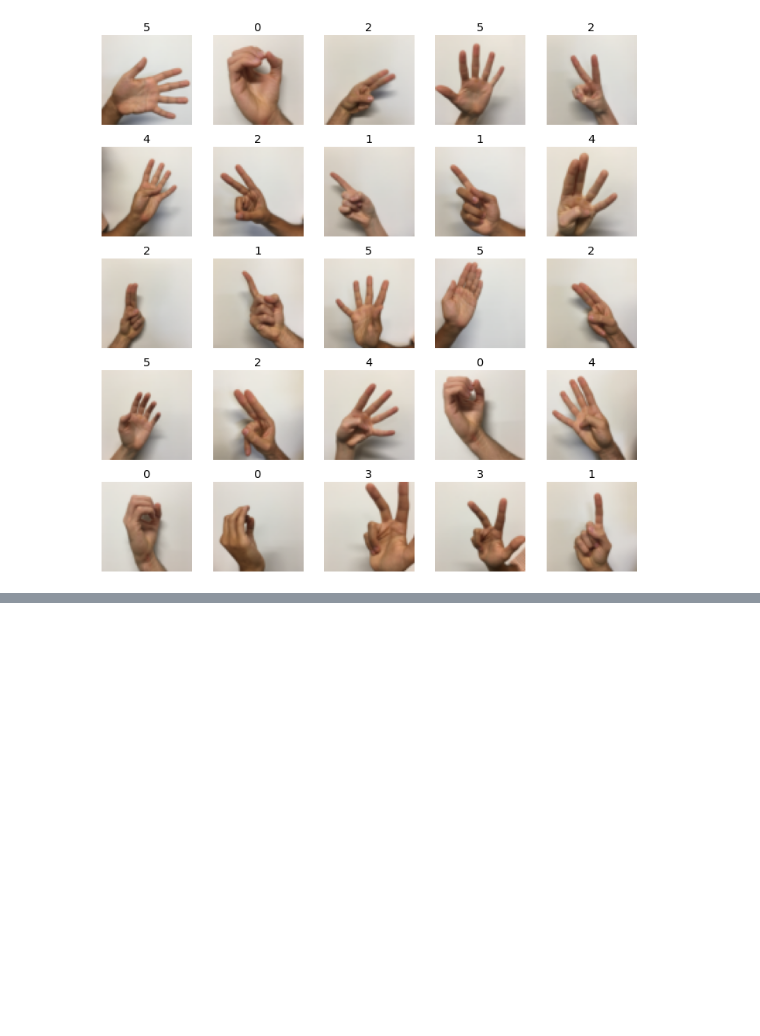
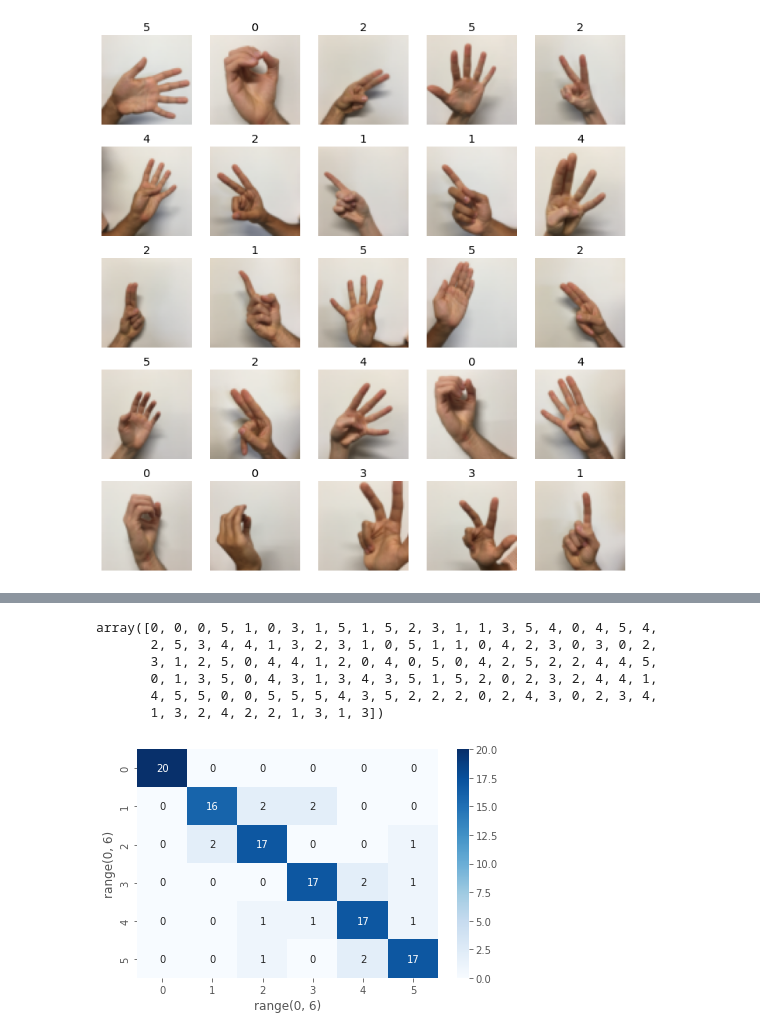
Before and after one commit to ThePiranhaGuy/hand_sign_keras, a Jupyter notebook: hand_sign_notebook_CNN.ipynb, the cells around one changed output, grey strips where cells are left out. Cells and saved outputs as stored; diff of their text form; code cells hidden in the pictures; blank space fills up the shorter version.

```diff
--- a/hand_sign_notebook_CNN.ipynb
+++ b/hand_sign_notebook_CNN.ipynb
@@ -290,0 +186,22 @@ INFO:tensorflow:Assets written to: models/model_90/assets
+# %%
+y_pred_proba = model.predict(x_test)
+y_pred = np.argmax(y_pred_proba,axis=-1)
+# %%
+y_pred
+# %% [output]
+array([0, 0, 0, 5, 1, 0, 3, 1, 5, 1, 5, 2, 3, 1, 1, 3, 5, 4, 0, 4, 5, 4,
+       2, 5, 3, 4, 4, 1, 3, 2, 3, 1, 0, 5, 1, 1, 0, 4, 2, 3, 0, 3, 0, 2,
+       3, 1, 2, 5, 0, 4, 4, 1, 2, 0, 4, 0, 5, 0, 4, 2, 5, 2, 2, 4, 4, 5,
+       0, 1, 3, 5, 0, 4, 3, 1, 3, 4, 3, 5, 1, 5, 2, 0, 2, 3, 2, 4, 4, 1,
+       4, 5, 5, 0, 0, 5, 5, 5, 4, 3, 5, 2, 2, 2, 0, 2, 4, 3, 0, 2, 3, 4,
+       1, 3, 2, 4, 2, 2, 1, 3, 1, 3])
+# %%
+conf_mat = confusion_matrix(y_test,y_pred)
+conf_mat
+import seaborn as sns
+sns.heatmap(conf_mat,annot=True,cmap='Blues')
+plt.xlabel(range(0,6))
+plt.ylabel(range(0,6))
+plt.show()
+# %% [output]
+[figure, added]
```
Also changed, not shown: parts of 19 cells of this notebook.
